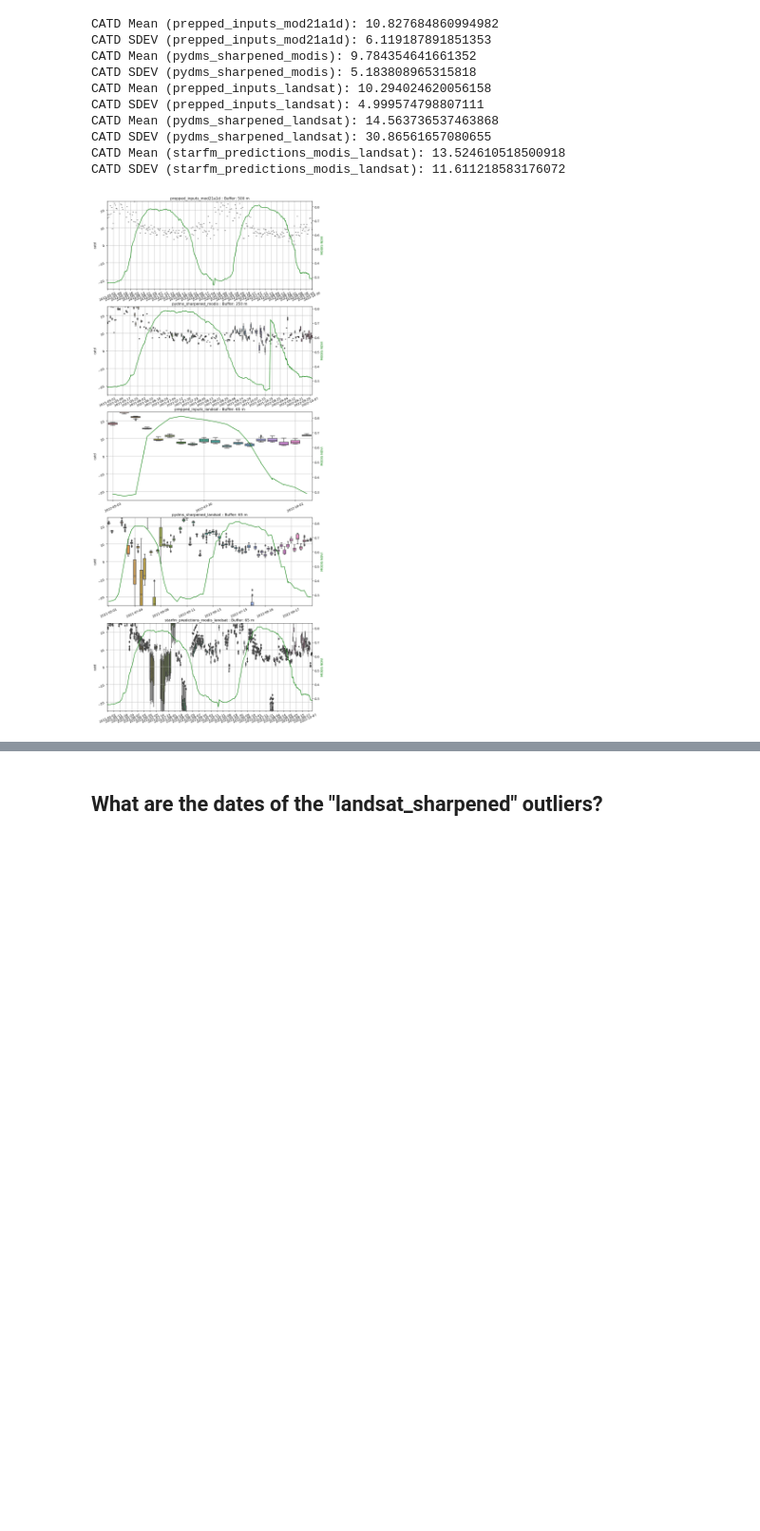
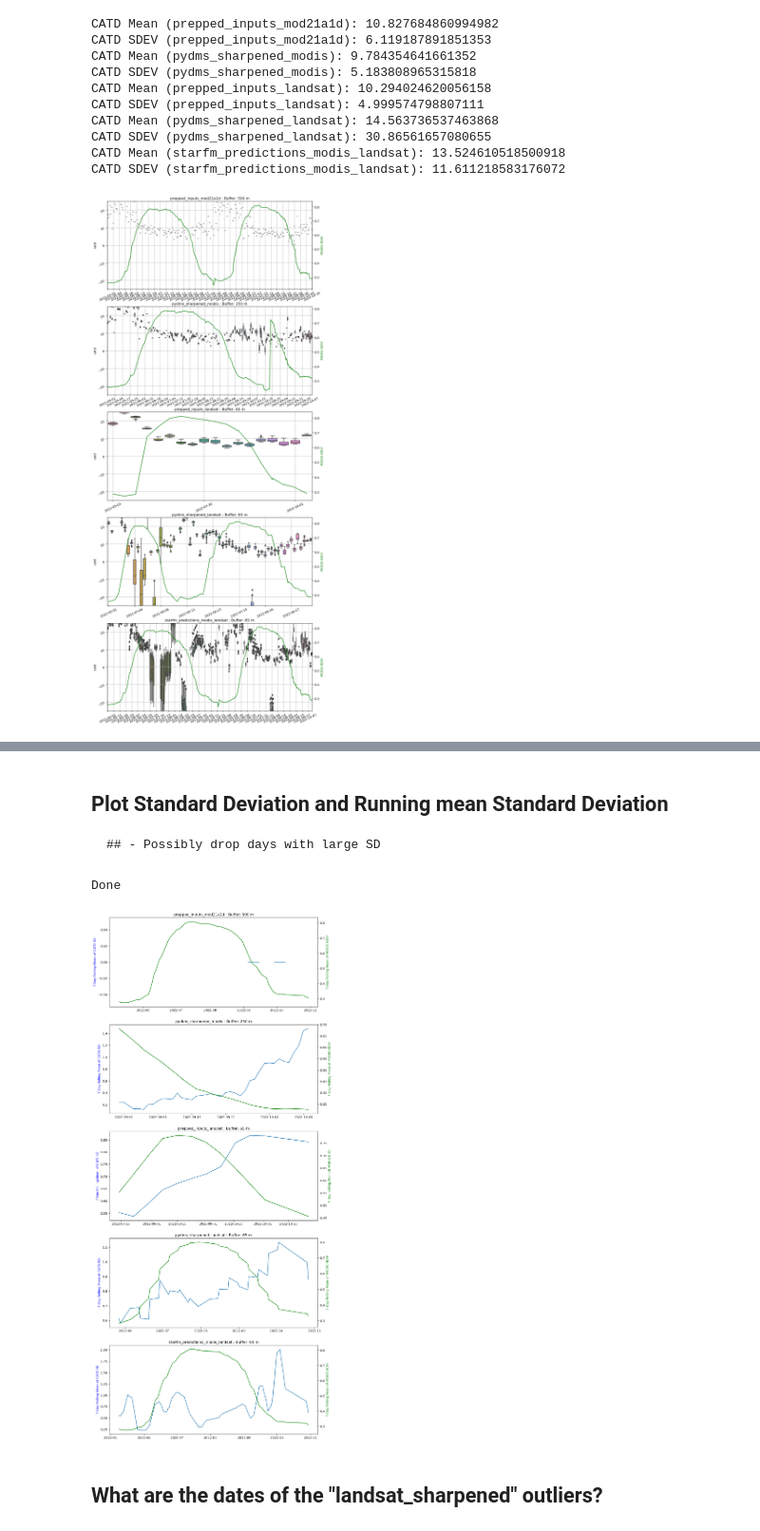
Before and after one commit to eculler/lst-crop-stress-capstone, a Jupyter notebook: exploratory/corn-lst-comparison-tcruicks.ipynb, the cells around one changed output, grey strips where cells are left out. Shown at 95% size. Cells and saved outputs as stored; diff of their text form; code cells hidden in the pictures; blank space fills up the shorter version.

```diff
--- a/exploratory/corn-lst-comparison-tcruicks.ipynb
+++ b/exploratory/corn-lst-comparison-tcruicks.ipynb
@@ -752,3 +960,67 @@ CATD SDEV (starfm_predictions_modis_landsat): 11.611218583176072
+# %% [markdown]
+## Plot Standard Deviation and Running mean Standard Deviation
+    ## - Possibly drop days with large SD
+# %%
+plt.figure(figsize=(12, 30))
+
+# Loop through each collection in the dictionary.
+for i, asset in enumerate(asset_dict):
+
+    # add a new subplot iteratively
+    ax = plt.subplot(5, 1, i + 1)
+    ax2 = ax.twinx()
+
+    # Get the dataframe out of the list.
+    df = df_list[i]
+
+    # Create a new dataframe with outliers excluded.
+    # Will do this with plotting ylimits.
+    df_new = df[(df['catd'] >= 0)]
+    # df_new = df
+
+    df_new.index = pd.to_datetime(df_new.index)
+
+    # ------------------
+
+    df_renamed1 = df_new.rename_axis("date", axis=0)
+    df_renamed = df_renamed1.loc['2022-5-1':'2022-10-30']
+    series_std = df_renamed.groupby([df_renamed.index.date]).catd.std()
+    series_ndvi = df_renamed.groupby([df_renamed.index.date]).prepped_inputs_mcd43a4_corn_ndvi.mean()
+    y1 = series_std.rolling(7).mean()
+    y2 = series_ndvi.rolling(7).mean()
+
+    ax.plot(series_std.index, y1.values)
+    ax2.plot(series_ndvi.index, y2.values, color='green')
+
+    ax.set_ylabel('7-Day Rolling Mean of CATD SD', color='blue')
+    ax2.set_ylabel('7-Day Rolling Mean of MODIS NDVI', color='green')
+    ax.set_title("{} : Buffer: {} m".format(asset, asset_dict[asset][4]))
+    # ------------------
+
+"""
+    # Make box plots.
+    (sns.boxplot(
+        x=df_new.index.to_series().apply(lambda x: x.strftime('%Y-%m-%d')),
+        y=df_new['catd'],
+        ax=ax)
+        .set(title="{} : Buffer: {} m".format(asset, asset_dict[asset][4])))
+
+    ax2.plot(
+        df_new.index.to_series().apply(lambda x: x.strftime('%Y-%m-%d')),
+        df_new['prepped_inputs_mcd43a4_corn_ndvi'],
+        color="green")
+
+    ax2.set_ylabel('MODIS NDVI', color='green')
+    ax.xaxis.set_major_locator(ticker.MultipleLocator(8))
+    ax.tick_params(labelrotation=25)
+    ax.set_ylim(-25,25)
+
+    ax.grid()
+"""
+print ("Done")
+# %% [output]
+Done
+[figure, added]
 # %% [markdown]
 ## What are the dates of the "landsat_sharpened" outliers?
 # %%
```
Also changed, not shown: parts of 40 cells of this notebook.
